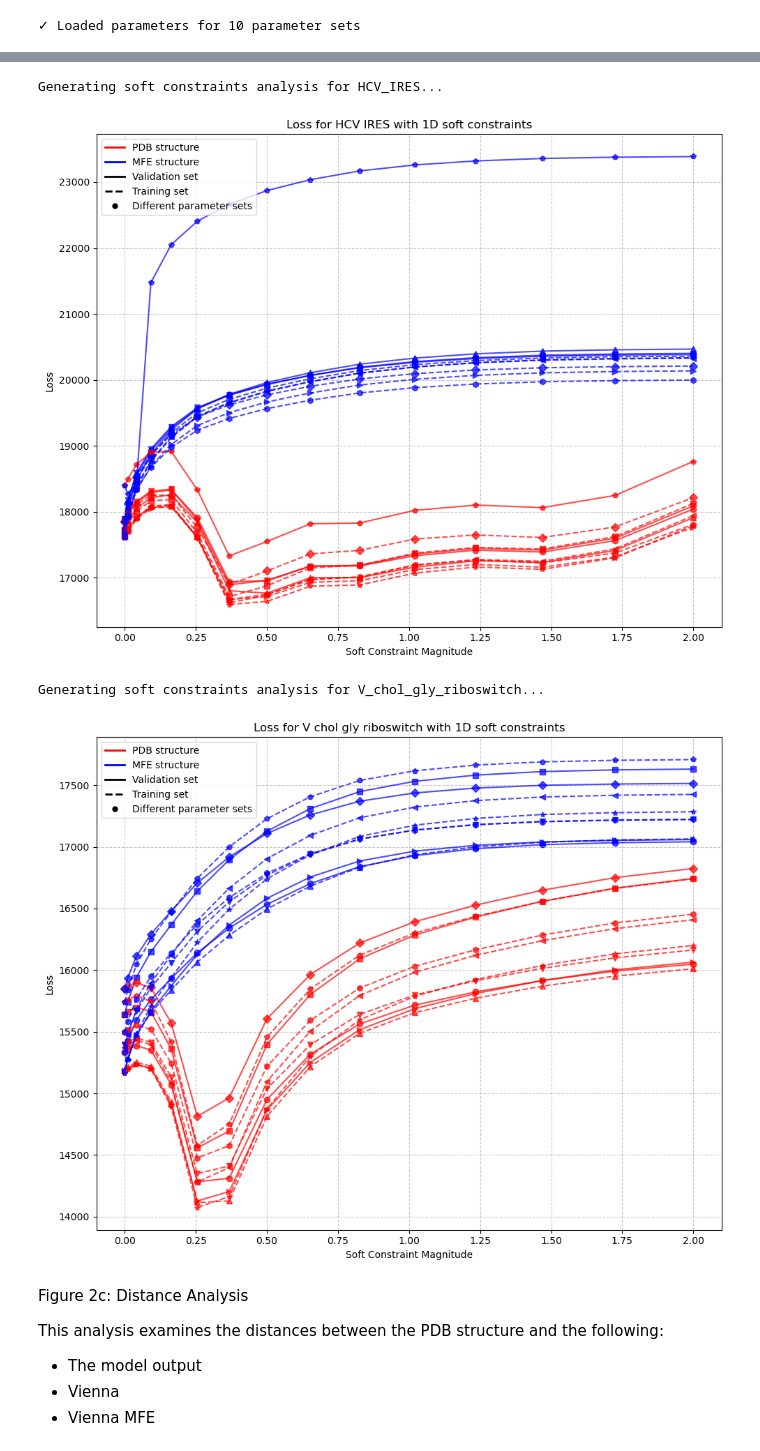
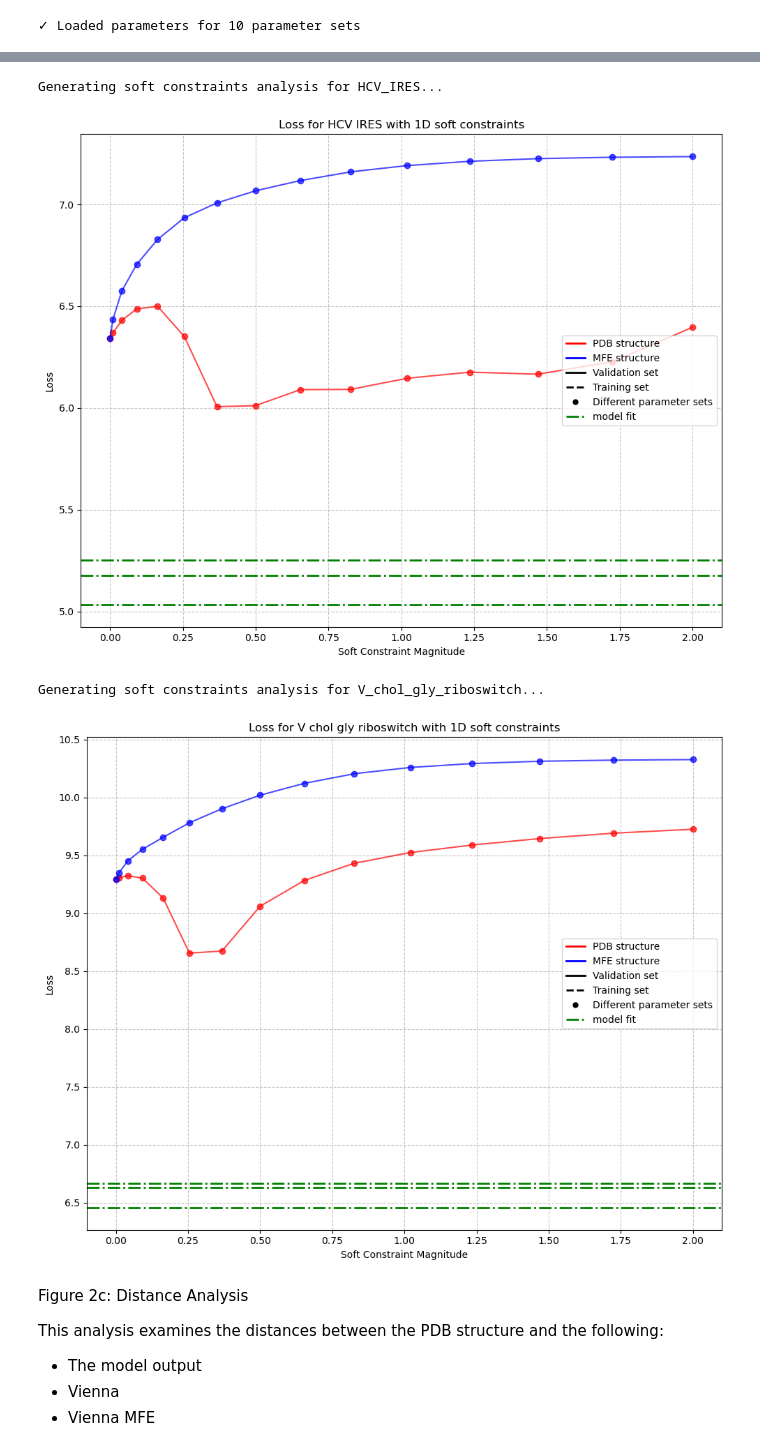
Before and after one commit to giusSacco/MERGE-RNA, a Jupyter notebook: maintext_figs.ipynb, the cells around one changed output, grey strips where cells are left out. Cells and saved outputs as stored; diff of their text form; code cells hidden in the pictures.

Commit message:
Compelted fig 2c, updated 2b with results from model

```diff
--- a/maintext_figs.ipynb
+++ b/maintext_figs.ipynb
@@ -185,7 +185,8 @@ Loading physical parameters...
 # %%
 # Generate Figure 2b for each system (except bact_RNaseP_typeA which has no PDB data)
 markers = ['o', 's', '^', 'D', 'v', '<', '>', 'p', '*', 'h']
-
+model_fit_params_folders = [f'fits/red_sep_fix_{i}' for i in range(1,4)]
+optimal_lambda_magnitude_per_system = {}
 for system in systems:
     if system == 'bact_RNaseP_typeA':
         print(f"Skipping {system} - no PDB data available")
@@ -199,9 +200,19 @@ for system in systems:
             if Experiment(path).system == system]
     exps = [exp for exp in exps if exp.conc_mM != 85]  # remove 85mM data
     multi_exp = MultiSystemsFit(exps, infer_1D_sc=True)
-
+    # loss from model fit
+    exp = exps[0]
+    for folder in model_fit_params_folders:
+        params_file = os.path.join(RNA_STRUCT_HOME, folder, f'{system}_with_lambdas','params1D.txt')
+        params_1D = np.loadtxt(params_file)
+        loss, _ = multi_exp.multisys_loss_and_grad(params_1D=params_1D, compute_gradient=False)
+        # normalize
+        loss = loss / (exp.N_seq - 50)
+        loss /= 5*2
+        # plot dashed horizontal line
+        plt.axhline(y=loss, color='green', linestyle='-.', lw=2,
+                    label=f'Model fit {folder.split("_")[-1]} set' if folder.split("_")[-1].isdigit() else folder.split("_")[-1])
     # Get sequence and PDB secondary structure
-    exp = exps[0]
     exp.add_pdb_ss_to_df(exp.raw_df)
     ss_pdb = ''.join(exp.df['pdb_ss'])
 
@@ -223,8 +234,6 @@ for system in systems:
                 fc = RNA.fold_compound(exp.seq)
                 RNA.cvar.temperature = exp_fit.temp_C
                 exp_fit = multi_exp.systems[0].exp_fits_all[0]
-                exp_fit.apply_penalty_for_paired_bases(
-                    exp_fit.compute_penalty_m(*physical_params[:2]), fc)
                 ref_struct = fc.mfe()[0]
 
             # Convert structure to constraint vector
@@ -244,6 +253,12 @@ for system in systems:
             plt.plot(lambdas_magnitude, losses, color=color, linestyle=ls,
                     marker=marker, markersize=6, alpha=0.7,
                     label=f'{structure}_set{set_i_params}' if set_i_params < 3 else "")
+            if structure == 'pdb1D' and set_i_params == 0:
+                # find where loss is minimal
+                optimal_index = np.argmin(losses)
+                optimal_lambda_magnitude = lambdas_magnitude[optimal_index]
+                optimal_lambda_magnitude_per_system[system] = optimal_lambda_magnitude
+        break
 
     # Create custom legend
     from matplotlib.lines import Line2D
@@ -253,7 +268,8 @@ for system in systems:
         Line2D([0], [0], color='black', linestyle='-', lw=2, label='Validation set'),
         Line2D([0], [0], color='black', linestyle='--', lw=2, label='Training set'),
         Line2D([0], [0], color='black', marker='o', linestyle='None',
-               markersize=5, label='Different parameter sets')
+               markersize=5, label='Different parameter sets'),
+        Line2D([0], [0], color='green', linestyle='-.', lw=2, label='model fit')
     ]
 
     plt.xlabel('Soft Constraint Magnitude')
@@ -272,7 +288,7 @@ Generating soft constraints analysis for tetrahymena_ribozyme...
 Generating soft constraints analysis for HCV_IRES...
-[figure, old version]
+[figure, new version]
 Generating soft constraints analysis for V_chol_gly_riboswitch...
-[figure, old version]
+[figure, new version]
 # %% [markdown]
 Figure 2c: Distance Analysis
 
```
Also changed, not shown: parts of 7 cells of this notebook.
